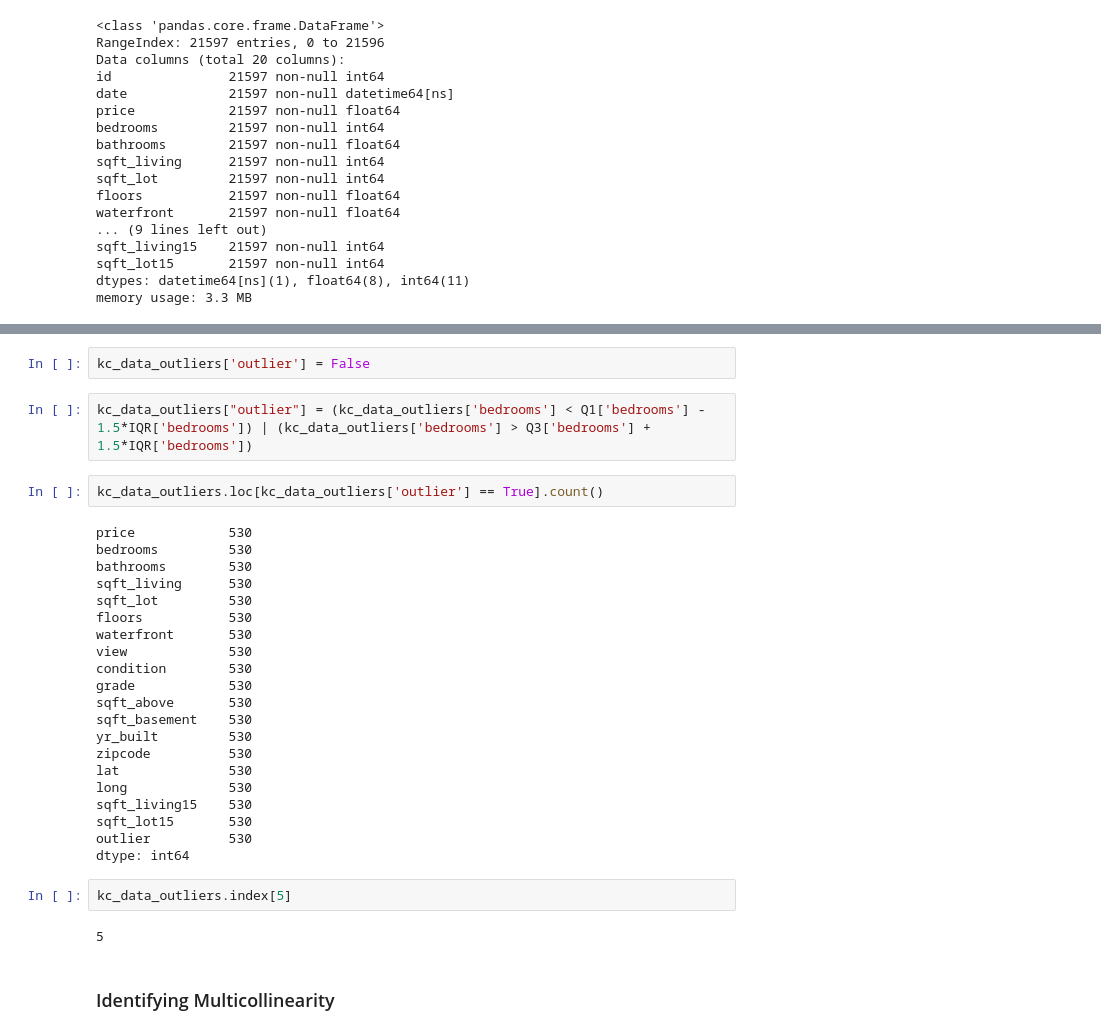
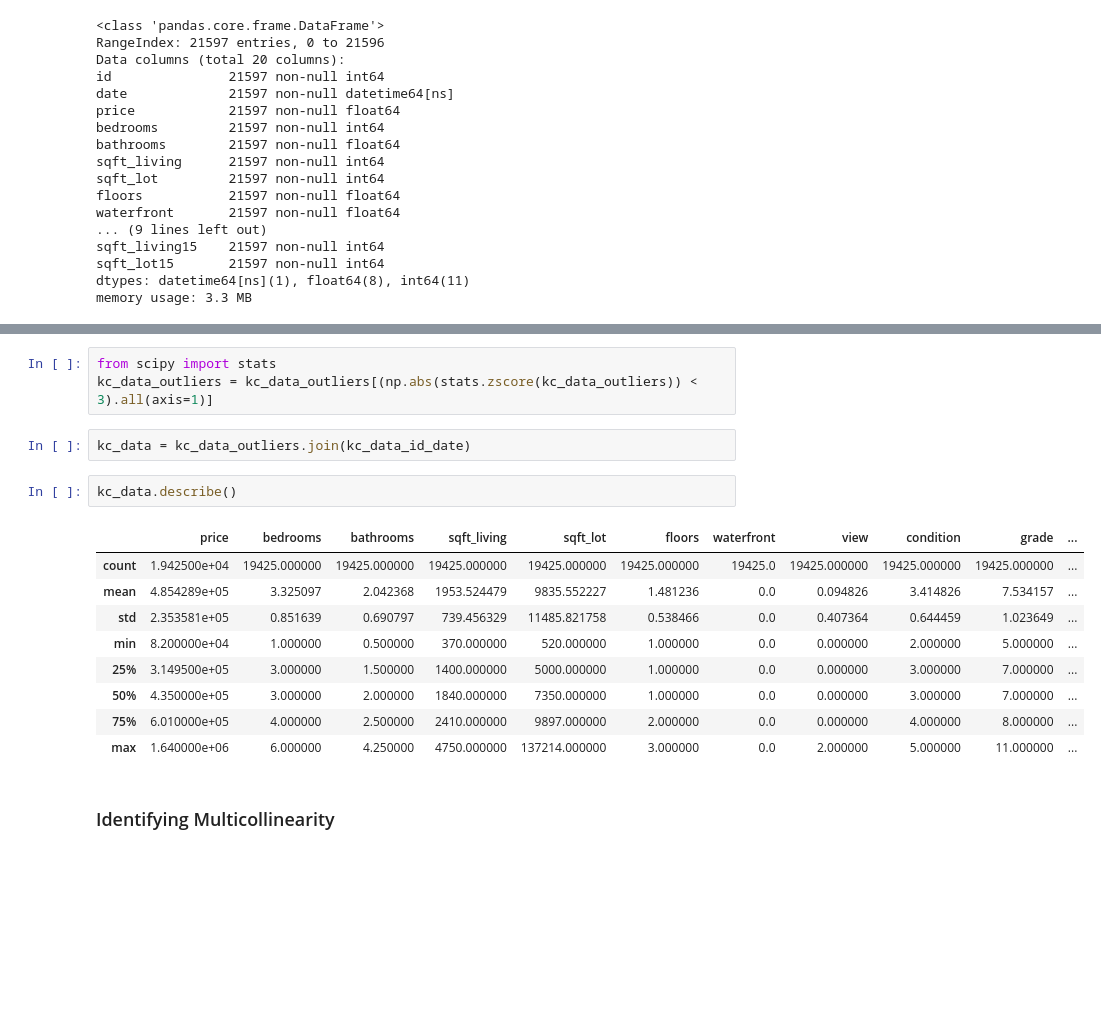
Before and after one commit to isobeldaley/dsc-v2-mod1-final-project-online-ds-ft-071519, a Jupyter notebook: student.ipynb, the cells around one changed output, grey strips where cells are left out. Cells and saved outputs as stored; diff of their text form; blank space fills up the shorter version.

```diff
--- a/student.ipynb
+++ b/student.ipynb
@@ -416,34 +410,20 @@ sns.boxplot(kc_data['bedrooms'])
-# %%
-kc_data_outliers['outlier'] = False
-# %%
-kc_data_outliers["outlier"] = (kc_data_outliers['bedrooms'] < Q1['bedrooms'] - 1.5*IQR['bedrooms']) | (kc_data_outliers['bedrooms'] > Q3['bedrooms'] + 1.5*IQR['bedrooms'])
-# %%
-kc_data_outliers.loc[kc_data_outliers['outlier'] == True].count()
-# %% [output]
-price            530
-bedrooms         530
-bathrooms        530
-sqft_living      530
-sqft_lot         530
-floors           530
-waterfront       530
-view             530
-condition        530
-grade            530
-sqft_above       530
-sqft_basement    530
-yr_built         530
-zipcode          530
-lat              530
-long             530
-sqft_living15    530
-sqft_lot15       530
-outlier          530
-dtype: int64
-# %%
-kc_data_outliers.index[5]
-# %% [output]
-5
+# %%
+from scipy import stats
+kc_data_outliers = kc_data_outliers[(np.abs(stats.zscore(kc_data_outliers)) < 3).all(axis=1)]
+# %%
+kc_data = kc_data_outliers.join(kc_data_id_date)
+# %%
+kc_data.describe()
+# %% [output]
+|  | price | bedrooms | bathrooms | sqft_living | sqft_lot | floors | waterfront | view | condition | grade | ... |
+| count | 1.942500e+04 | 19425.000000 | 19425.000000 | 19425.000000 | 19425.000000 | 19425.000000 | 19425.0 | 19425.000000 | 19425.000000 | 19425.000000 | ... |
+| mean | 4.854289e+05 | 3.325097 | 2.042368 | 1953.524479 | 9835.552227 | 1.481236 | 0.0 | 0.094826 | 3.414826 | 7.534157 | ... |
+| std | 2.353581e+05 | 0.851639 | 0.690797 | 739.456329 | 11485.821758 | 0.538466 | 0.0 | 0.407364 | 0.644459 | 1.023649 | ... |
+| min | 8.200000e+04 | 1.000000 | 0.500000 | 370.000000 | 520.000000 | 1.000000 | 0.0 | 0.000000 | 2.000000 | 5.000000 | ... |
+| 25% | 3.149500e+05 | 3.000000 | 1.500000 | 1400.000000 | 5000.000000 | 1.000000 | 0.0 | 0.000000 | 3.000000 | 7.000000 | ... |
+| 50% | 4.350000e+05 | 3.000000 | 2.000000 | 1840.000000 | 7350.000000 | 1.000000 | 0.0 | 0.000000 | 3.000000 | 7.000000 | ... |
+| 75% | 6.010000e+05 | 4.000000 | 2.500000 | 2410.000000 | 9897.000000 | 2.000000 | 0.0 | 0.000000 | 4.000000 | 8.000000 | ... |
+| max | 1.640000e+06 | 6.000000 | 4.250000 | 4750.000000 | 137214.000000 | 3.000000 | 0.0 | 2.000000 | 5.000000 | 11.000000 | ... |
 # %% [markdown]
 ### Identifying Multicollinearity
 # %%
```
Also changed, not shown: parts of 15 cells of this notebook.
